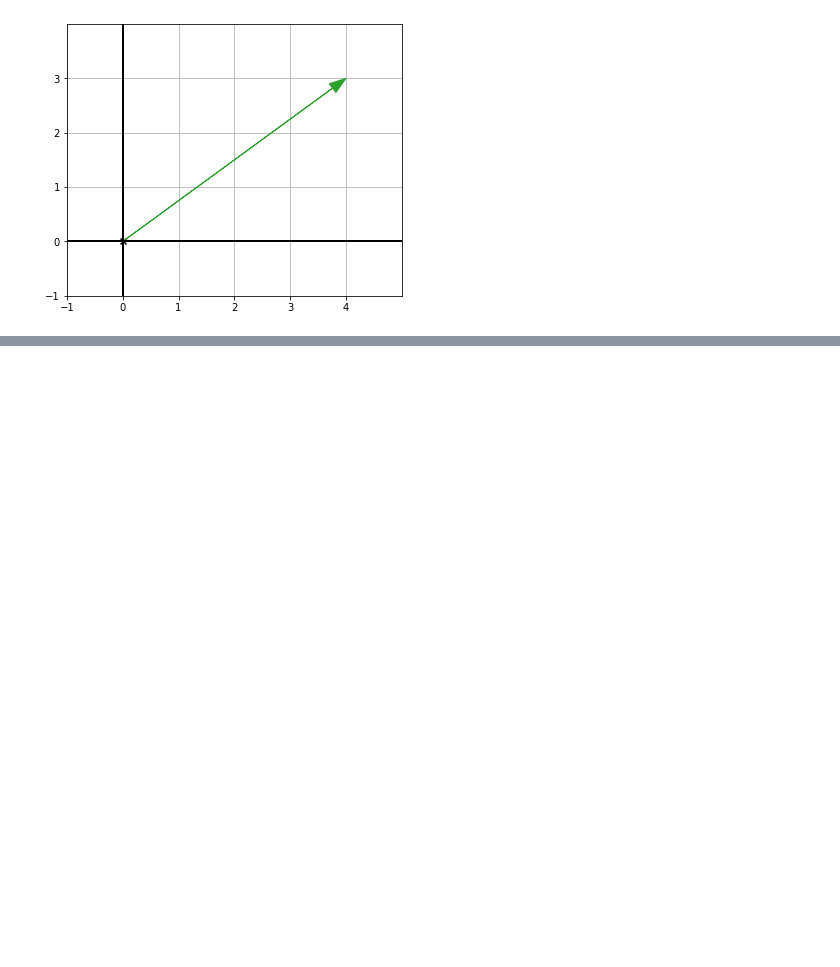
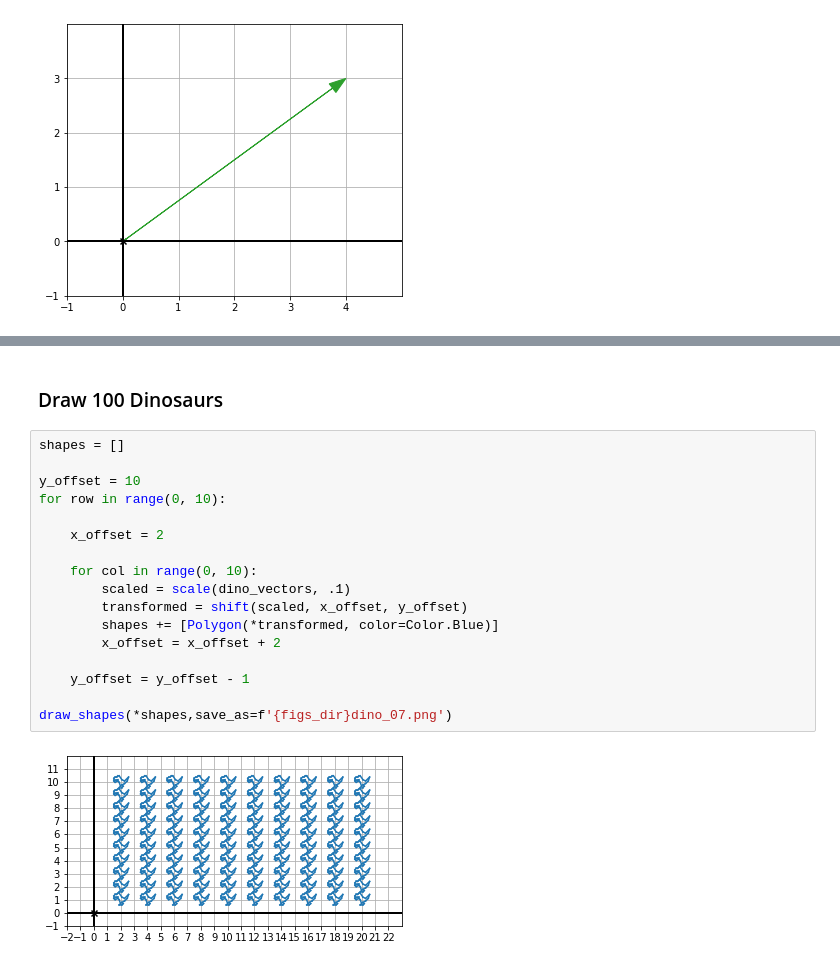
Before and after one commit to bmoretz/Quantitative-Development, a Jupyter notebook: notebooks/simple_vectors.ipynb, the cells around one changed output, grey strips where cells are left out. Drawn from its saved outputs; the diff is of its cells as text; blank space fills up the shorter version.

Commit message:
vector problems
worked through a few vector problems

```diff
--- a/notebooks/simple_vectors.ipynb
+++ b/notebooks/simple_vectors.ipynb
@@ -88,3 +89,24 @@ draw_shapes(
 )
 # %% [output]
 [figure]
+# %% [markdown]
+### Draw 100 Dinosaurs
+# %%
+shapes = []
+
+y_offset = 10
+for row in range(0, 10):
+
+    x_offset = 2
+
+    for col in range(0, 10):
+        scaled = scale(dino_vectors, .1)
+        transformed = shift(scaled, x_offset, y_offset)
+        shapes += [Polygon(*transformed, color=Color.Blue)]
+        x_offset = x_offset + 2
+
+    y_offset = y_offset - 1
+
+draw_shapes(*shapes,save_as=f'{figs_dir}dino_07.png')
+# %% [output]
+[figure, added]
```
Also changed, not shown: parts of 1 cell of this notebook, 4 other files.
